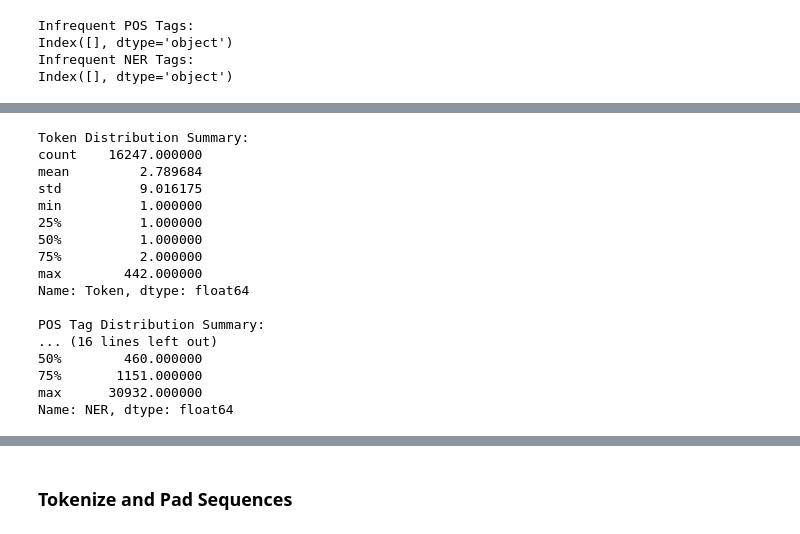
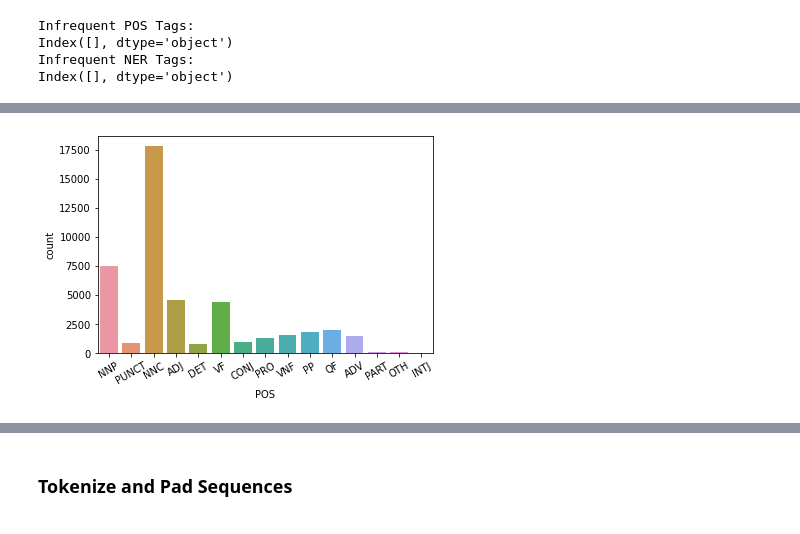
Before and after one commit to utshabkg/ner-pos-tagging, a Jupyter notebook: data-analysis-preprocessing.ipynb, the cells around one changed output, grey strips where cells are left out. Saved outputs shown, nothing was run; the diff lists cells and outputs as text; code cells hidden in the pictures.

```diff
--- a/data-analysis-preprocessing.ipynb
+++ b/data-analysis-preprocessing.ipynb
@@ -218,28 +295,0 @@ data_cleaned.shape
-# %%
-# Summary of distributions
-print("\nToken Distribution Summary:")
-print(token_distribution.describe())
-
-print("\nPOS Tag Distribution Summary:")
-print(pos_distribution.describe())
-
-print("\nNER Tag Distribution Summary:")
-print(ner_distribution.describe())
-# %% [output]
-Token Distribution Summary:
-count    16247.000000
-mean         2.789684
-std          9.016175
-min          1.000000
-25%          1.000000
-50%          1.000000
-75%          2.000000
-max        442.000000
-Name: Token, dtype: float64
-
-POS Tag Distribution Summary:
-... (16 lines left out)
-50%        460.000000
-75%       1151.000000
-max      30932.000000
-Name: NER, dtype: float64
@@ -245,0 +299,6 @@ Name: NER, dtype: float64
+# %%
+sns.countplot(data=data_cleaned, x='POS', hue = 'POS', dodge=False).legend_.remove()
+plt.xticks(rotation=30)
+plt.show()
+# %% [output]
+[figure, added]
```
Also changed, not shown: parts of 36 cells of this notebook.
